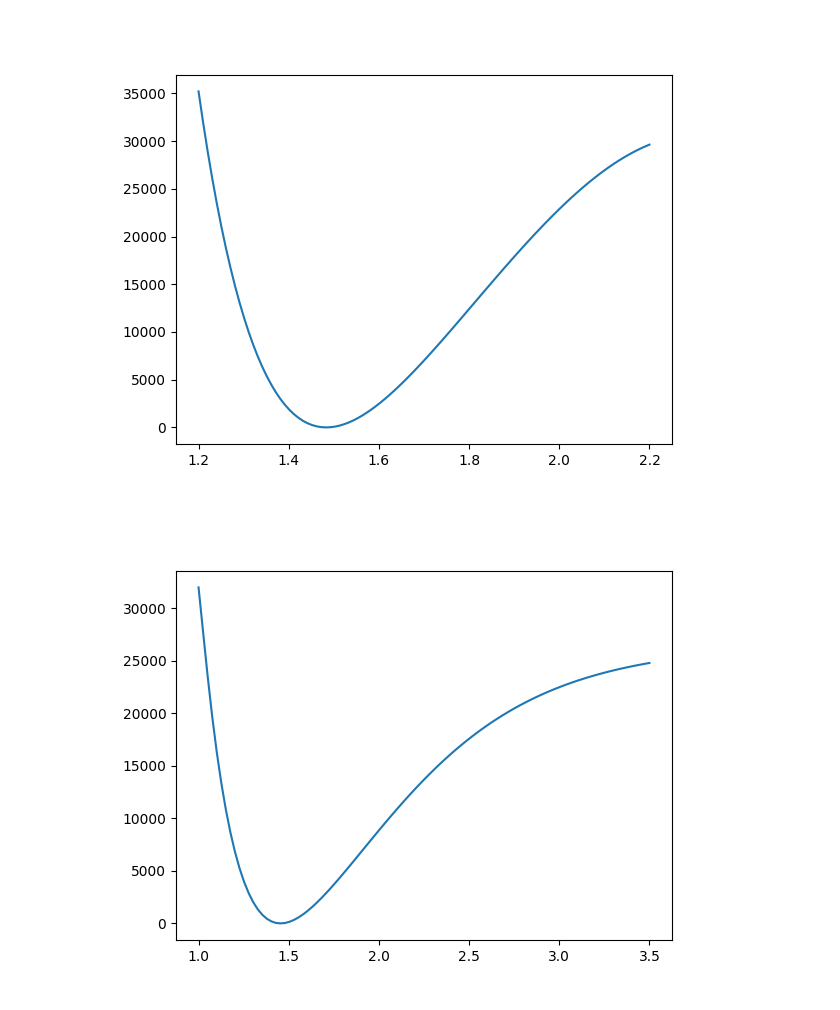
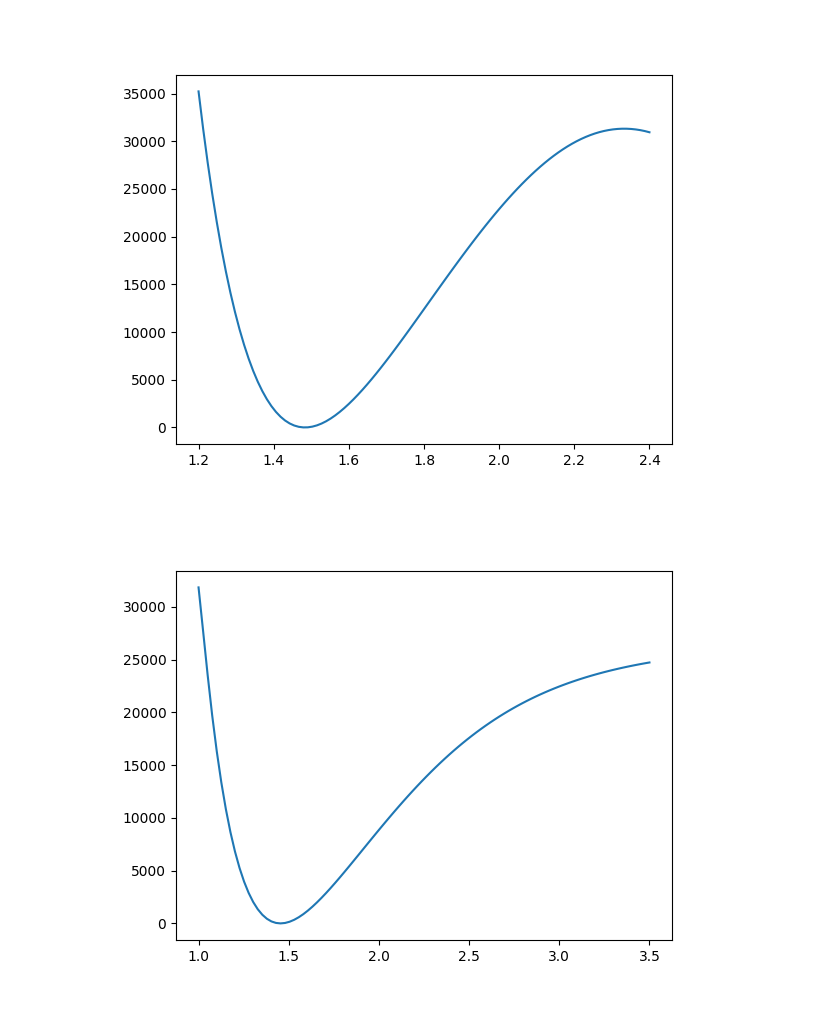
Before and after one commit to R-y-a-n-M-o-k/HPO, a Jupyter notebook: HPO_PES/plot_HPO_PES.ipynb, the cells around one changed output. Cells and saved outputs as stored; diff of their text form; code cells hidden in the pictures.

```diff
--- a/HPO_PES/plot_HPO_PES.ipynb
+++ b/HPO_PES/plot_HPO_PES.ipynb
@@ -7,6 +7,6 @@ import pandas as pd
 from matplotlib import cm
 import make_HPO_pes as mpes
 # %%
-HPO_PES_file = 'HPO_PES_f12b.txt'
+HPO_PES_file = 'HPO_PES_f12b_10th_order.txt'
 print(mpes.get_non_linear_p(HPO_PES_file))
 # %% [output]
@@ -72,21 +72,25 @@ for i in range(len(a_grid)):
 # %%
 equilibriums = np.array([0.148350247959E+01,
                          0.145448124026E+01,
                          0.104386978891E+03])
 
+#equilibriums = np.array([1.583,
+#                         0.145448124026E+01,
+#                         140.0])
+
 x_bot = [1.2, 1.0, 60]
-x_top = [2.2, 3.5, 160]
+x_top = [2.4, 3.5, 160]
 
 
 for k in range(3):
     geometry1d = np.zeros((100, 3))
     for j in range(3):
         geometry1d[:, j] = equilibriums[j]
 
     geometry1d[:, k] = np.linspace(x_bot[k], x_top[k], 100)
     plt.figure()
     plt.plot(geometry1d[:, k], pes(geometry1d), label='PES')
 # %% [output]
-[figure, old version]
+[figure, new version]
 [figure]
 [figure]
```
Also changed, not shown: parts of 2 cells of this notebook, 18 other files.
